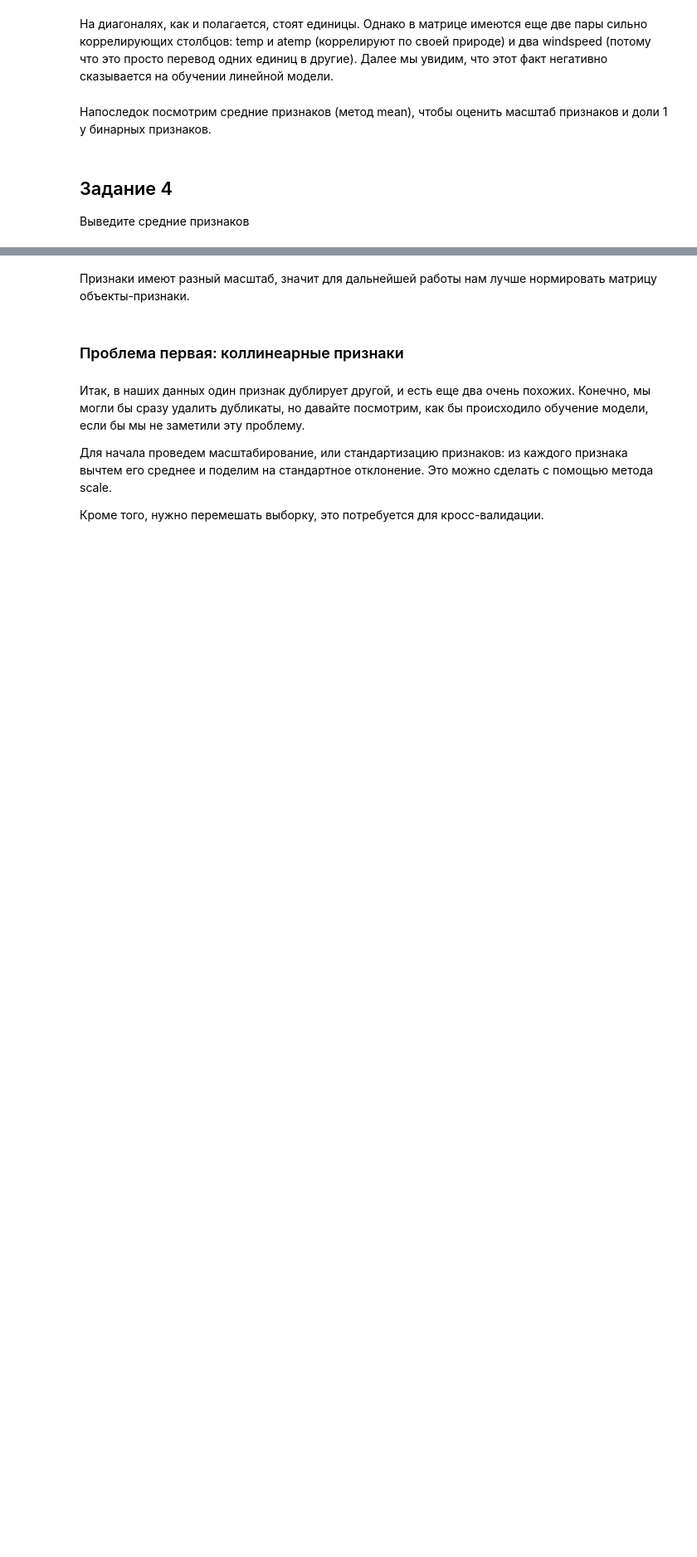
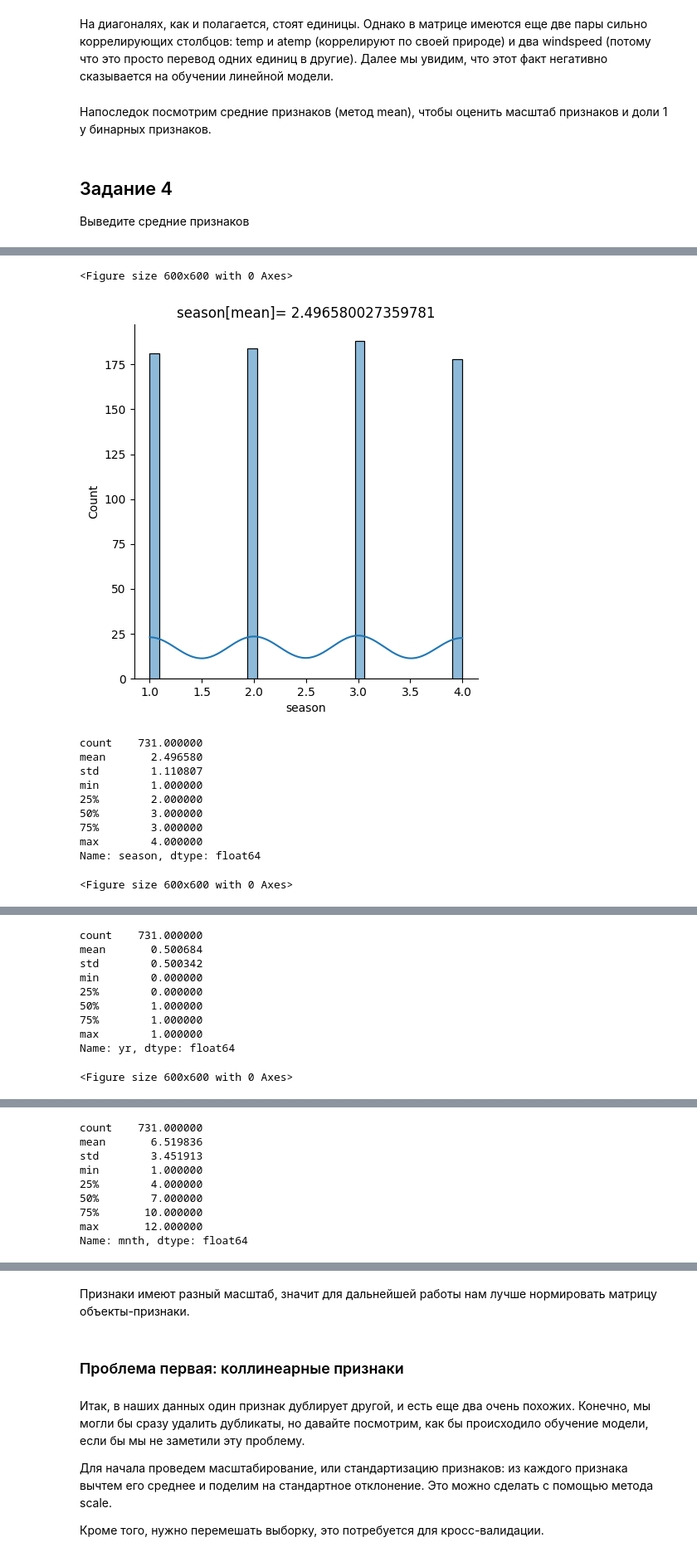
Before and after one commit to DenysTantsiura/datas, a Jupyter notebook: Hw_4/Hw4.1=OverfittingHomeWork.ipynb, the cells around one changed output, grey strips where cells are left out. Shown at 83% size. Saved outputs shown, nothing was run; the diff lists cells and outputs as text; code cells hidden in the pictures; blank space fills up the shorter version.

```diff
--- a/Hw_4/Hw4.1=OverfittingHomeWork.ipynb
+++ b/Hw_4/Hw4.1=OverfittingHomeWork.ipynb
@@ -214,0 +265,24 @@ dtype: float64
+# %%
+def seaborn_displots(df: pd.DataFrame) -> None:
+    for i in df:
+        plt.figure(figsize=(6,6))
+        sns.displot(df[i], kde=True, bins=int(df.shape[0]*0.045))
+        plt.title(label=f'{i}[mean]= {df[i].mean()}')
+        plt.show()
+        print(df[i].describe())
+
+
+seaborn_displots(df)
+# %% [output]
+<Figure size 600x600 with 0 Axes>
+[figure, added]
+count    731.000000
+mean       2.496580
+std        1.110807
+min        1.000000
+25%        2.000000
+50%        3.000000
+75%        3.000000
+max        4.000000
+Name: season, dtype: float64
+<Figure size 600x600 with 0 Axes>
@@ -214,0 +290,10 @@ dtype: float64
+count    731.000000
+mean       0.500684
+std        0.500342
+min        0.000000
+25%        0.000000
+50%        1.000000
+75%        1.000000
+max        1.000000
+Name: yr, dtype: float64
+<Figure size 600x600 with 0 Axes>
@@ -214,0 +301,9 @@ dtype: float64
+count    731.000000
+mean       6.519836
+std        3.451913
+min        1.000000
+25%        4.000000
+50%        7.000000
+75%       10.000000
+max       12.000000
+Name: mnth, dtype: float64
```
Also changed, not shown: parts of 31 cells of this notebook, 1 other file.
